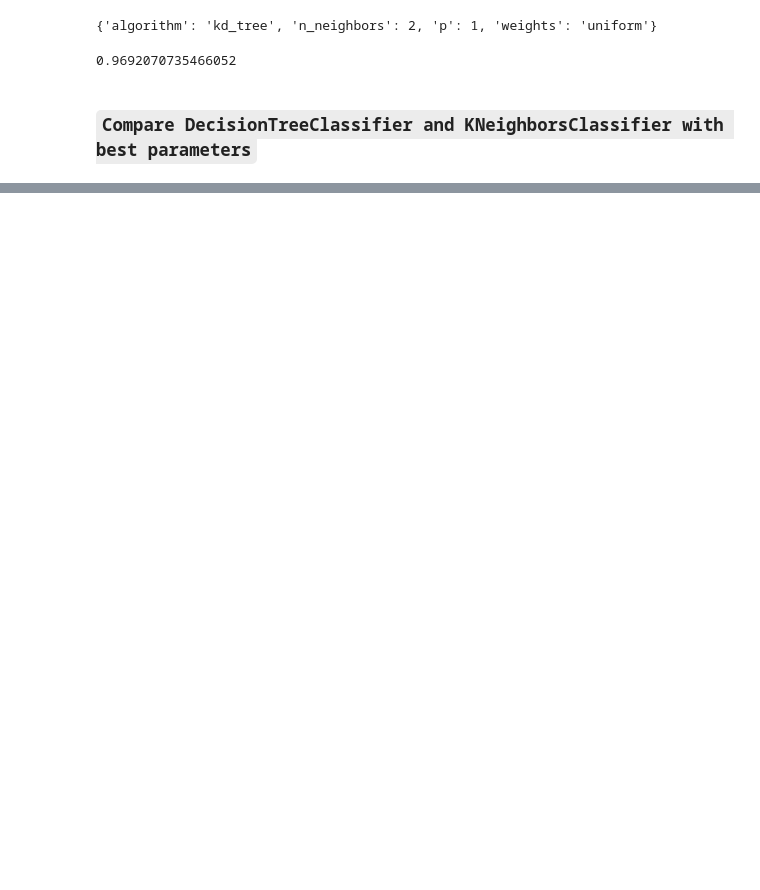
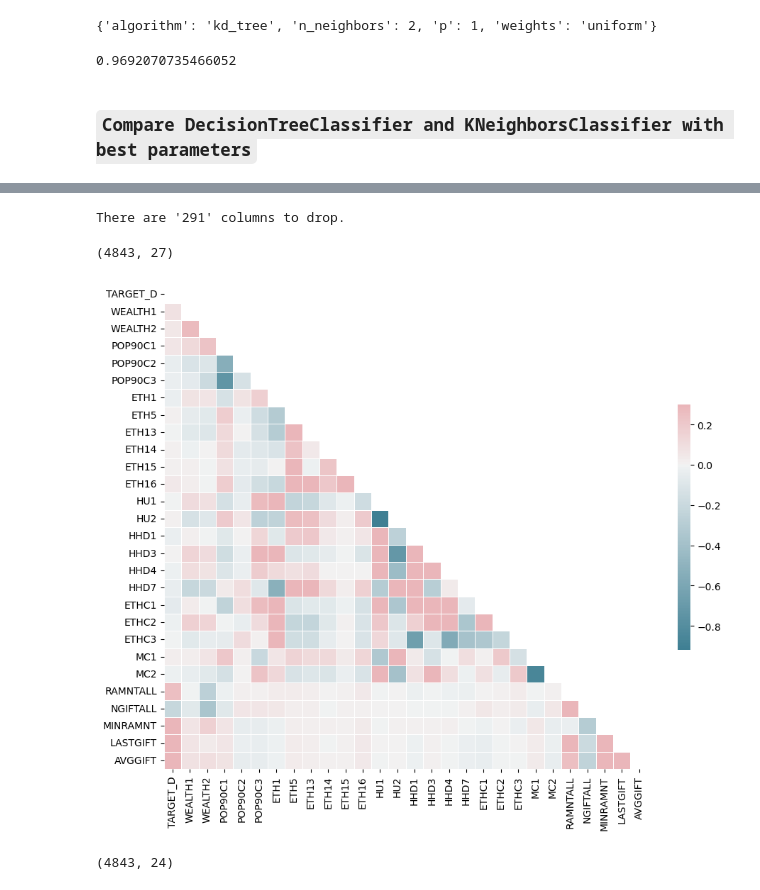
Before and after one commit to fabio1623/lab-case-regression, a Jupyter notebook: solution.ipynb, the cells around one changed output, grey strips where cells are left out. Drawn from its saved outputs; the diff is of its cells as text; code cells hidden in the pictures; blank space fills up the shorter version.

```diff
--- a/solution.ipynb
+++ b/solution.ipynb
@@ -402,0 +602,33 @@ f1:  1.0
+# %%
+model = LinearRegression()
+
+# Create an instance of the RFE class
+rfe = RFE(model, n_features_to_select=25, verbose=False)
+
+# Fit the RFE to the DataFrame
+rfe.fit(numericals_scaled, targets[['TARGET_D']])
+
+# Get the boolean mask of the selected columns
+mask = rfe.support_
+
+# Use the mask to obtain the names of the selected columns
+columns_to_drop = numericals.columns[~mask]
+
+print(f"There are '{len(columns_to_drop)}' columns to drop.")
+# %% [output]
+There are '291' columns to drop.
+# %%
+columns_to_drop = [col for col in columns_to_drop if col not in important_columns]
+numericals_rfe = numericals.drop(columns_to_drop, axis=1)
+numericals_rfe.shape
+# %% [output]
+(4843, 27)
+# %%
+display_heatmap(pd.concat([targets[['TARGET_D']], numericals_rfe], axis=1))
+# %% [output]
+[figure, added]
+# %%
+numericals_rfe_manual_drop = numericals_rfe.drop(['POP90C3', 'MC2', 'HU1'], axis=1)
+numericals_rfe_manual_drop.shape
+# %% [output]
+(4843, 24)
```
Also changed, not shown: parts of 93 cells of this notebook, 1 other file.
